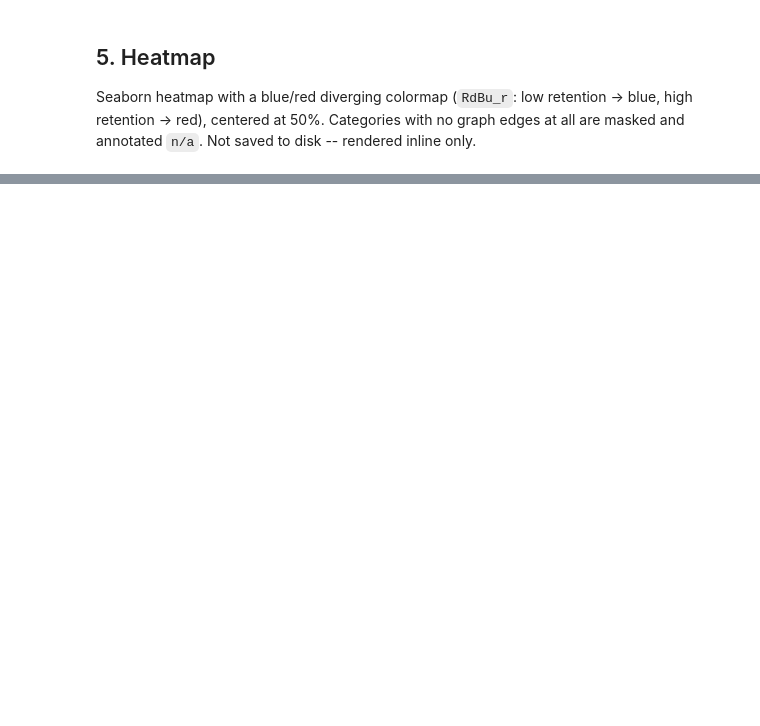
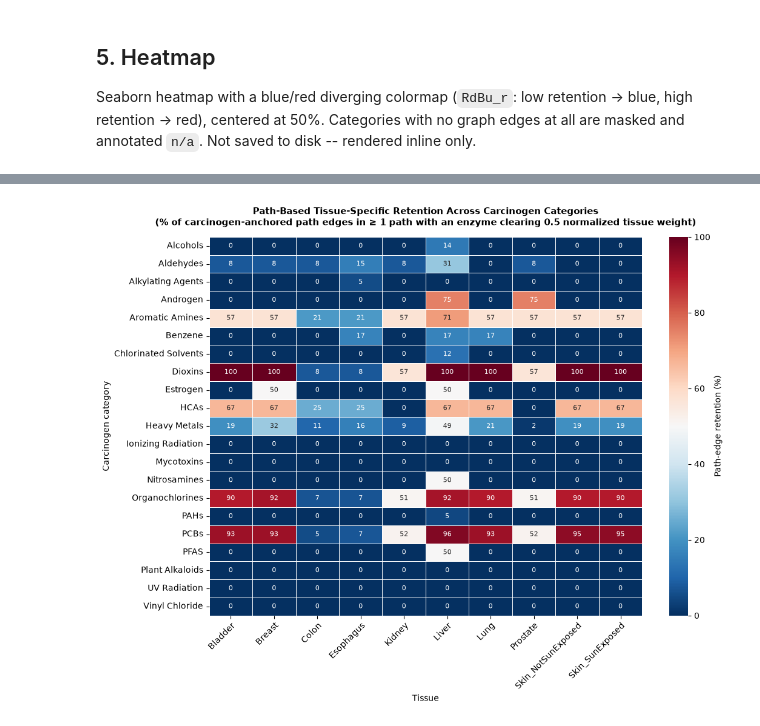
Before and after one commit to kazilab/ExposoGraph2, a Jupyter notebook: Figures_Notebook/figure_tissue_subgraph_retention.ipynb, the cells around one changed output, grey strips where cells are left out. Cells and saved outputs as stored; diff of their text form; code cells hidden in the pictures; blank space fills up the shorter version.

```diff
--- a/Figures_Notebook/figure_tissue_subgraph_retention.ipynb
+++ b/Figures_Notebook/figure_tissue_subgraph_retention.ipynb
@@ -324,0 +493,51 @@ plt.show()
+# %%
+fig, ax = plt.subplots(figsize=(11, 8.5))
+
+mask = path_retention.isna()
+sns.heatmap(
+    path_retention,
+    ax=ax,
+    cmap="RdBu_r",
+    vmin=0,
+    vmax=100,
+    center=50,
+    mask=mask,
+    annot=True,
+    fmt=".0f",
+    annot_kws={"fontsize": 8},
+    linewidths=0.5,
+    linecolor="white",
+    square=False,
+    cbar_kws={"label": "Path-edge retention (%)"},
+)
+ax.set_facecolor("#e8e8e8")
+
+for row_idx, category in enumerate(CARCINOGEN_CATEGORIES):
+    if path_denominators[category] == 0:
+        for col_idx in range(len(TISSUES)):
+            ax.text(
+                col_idx + 0.5,
+                row_idx + 0.5,
+                "n/a",
+                ha="center",
+                va="center",
+                fontsize=8,
+                color="#666666",
+            )
+
+ax.set_xlabel("Tissue")
+ax.set_ylabel("Carcinogen category")
+ax.set_title(
+    "Path-Based Tissue-Specific Retention Across Carcinogen Categories\n"
+    f"(% of carcinogen-anchored path edges in \u2265 1 path with an enzyme "
+    f"clearing {TISSUE_WEIGHT_THRESHOLD:g} normalized tissue weight)",
+    fontsize=11,
+    weight="bold",
+    pad=14,
+)
+plt.setp(ax.get_xticklabels(), rotation=45, ha="right", rotation_mode="anchor")
+
+fig.tight_layout()
+plt.show()
+# %% [output]
+[figure, added]
```
Also changed, not shown: parts of 7 cells of this notebook, 1 other file.
